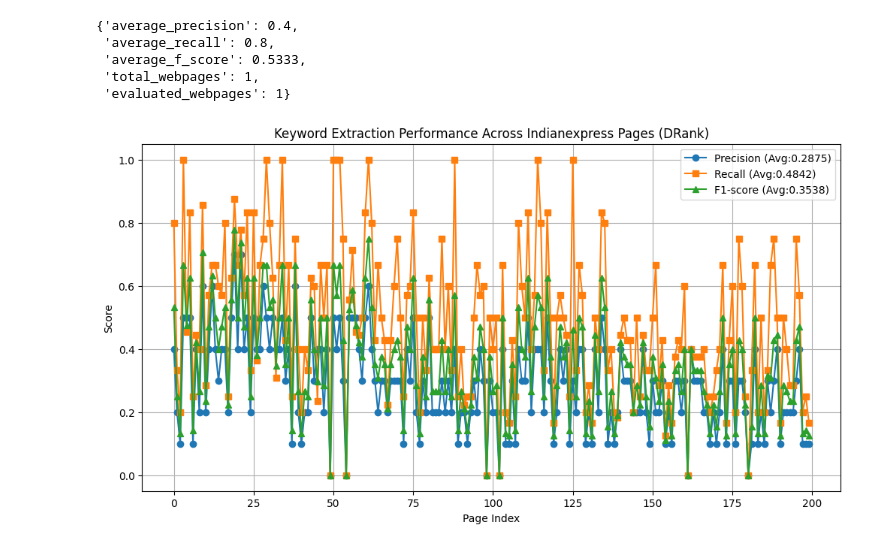
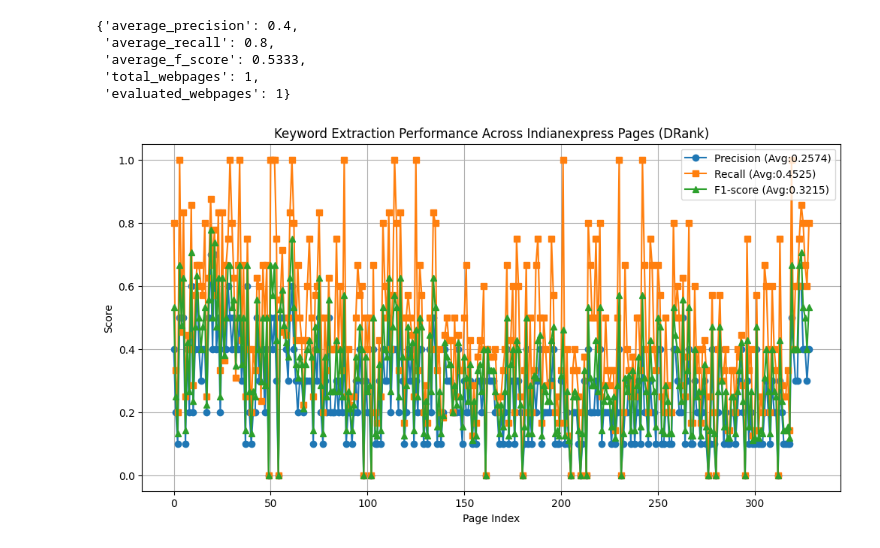
Before and after one commit to Muditha-Kumara/dataAnalytics, a Jupyter notebook: toFinalReport/indianexpress/DRank_Indian.ipynb, the cells around one changed output. Cells and saved outputs as stored; diff of their text form; code cells hidden in the pictures.

```diff
--- a/toFinalReport/indianexpress/DRank_Indian.ipynb
+++ b/toFinalReport/indianexpress/DRank_Indian.ipynb
@@ -330,7 +330,7 @@ import os
 import pandas as pd
 
 results = []
-for i in range(200):
+for i in range(329):
     case = run_single_case_drank(index=i, k=10, window_size=4)
     results.append(case)
 dataset_precisions = [r['precision'] for r in results]
@@ -344,31 +344,31 @@ plt.plot(dataset_f1s, label='F1-score (Avg:{0:.4f})'.format(sum(dataset_f1s)/len
 plt.xlabel('Page Index')
 plt.ylabel('Score')
 plt.title('Keyword Extraction Performance Across Indianexpress Pages (DRank)')
 plt.legend()
 plt.grid(True)
 
 # Export graph as image
 results_dir = '../Results'
 os.makedirs(results_dir, exist_ok=True)
 image_path = os.path.join(results_dir, 'DRank_Indian.png')
 plt.savefig(image_path)
 plt.show()
 
 # Update results.csv
 csv_path = os.path.join(results_dir, 'results.csv')
 method = 'DRank_Indian'
 avg_precision = round(sum(dataset_precisions)/len(dataset_precisions), 4)
 avg_recall = round(sum(dataset_recalls)/len(dataset_recalls), 4)
 avg_f1 = round(sum(dataset_f1s)/len(dataset_f1s), 4)
 
 row = {'DataSet': method, 'Precision': avg_precision, 'Recall': avg_recall, 'F1-score': avg_f1, 'Evaluated Pages': len(results)}
 
 if os.path.exists(csv_path) and os.path.getsize(csv_path) > 0:
     df = pd.read_csv(csv_path)
     df = df[df['DataSet'] != method]
     df = pd.concat([df, pd.DataFrame([row])], ignore_index=True)
 else:
     df = pd.DataFrame([row])
 df.to_csv(csv_path, index=False)
 # %% [output]
-[figure, old version]
+[figure, new version]
```
Also changed, not shown: 22 other files.
